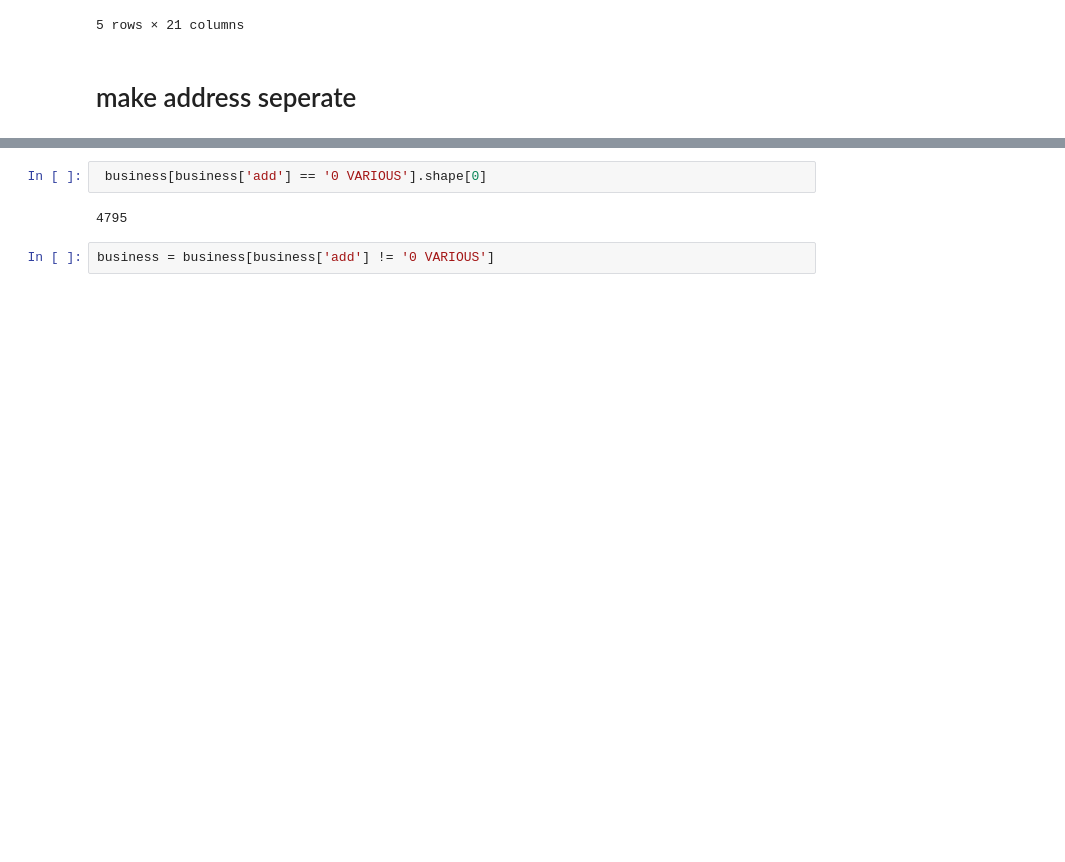
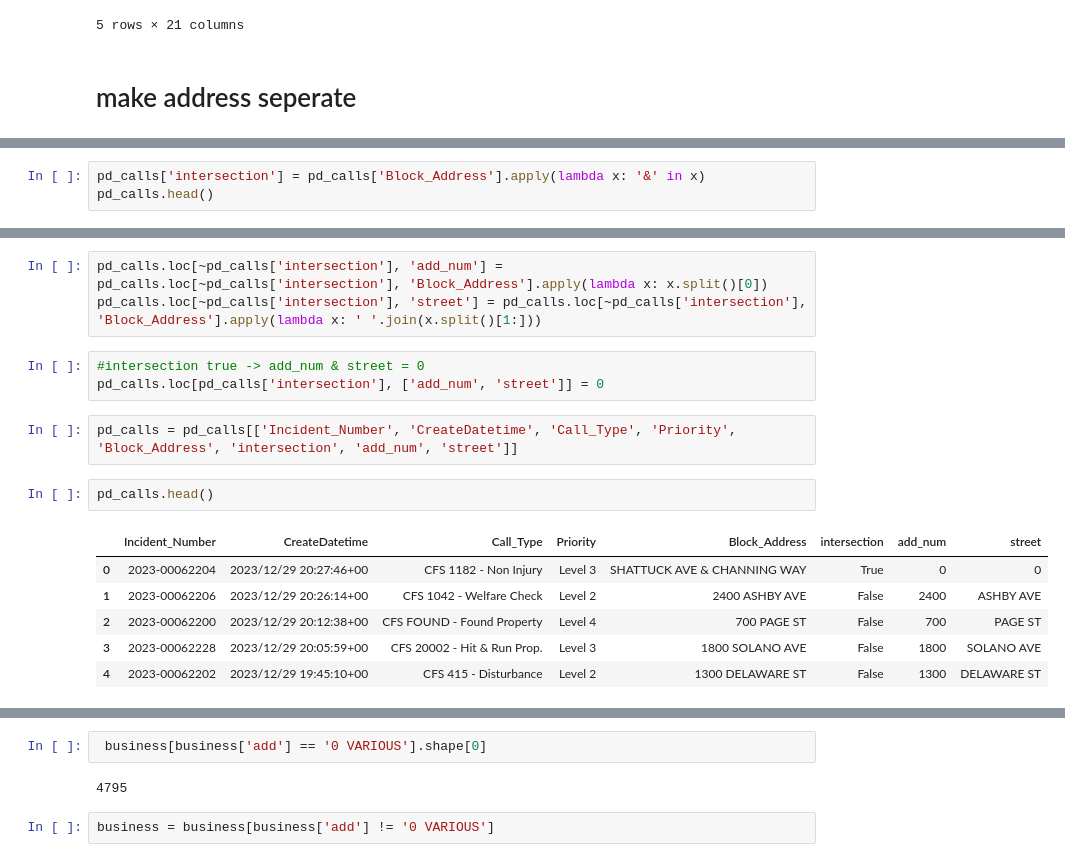
Before and after one commit to nayoung718/LS123-Data-Prediction-Law, a Jupyter notebook: merging.ipynb, the cells around one changed output, grey strips where cells are left out. Saved outputs shown, nothing was run; the diff lists cells and outputs as text; blank space fills up the shorter version.

```diff
--- a/merging.ipynb
+++ b/merging.ipynb
@@ -41,0 +50,3 @@ business.head()
+# %%
+pd_calls['intersection'] = pd_calls['Block_Address'].apply(lambda x: '&' in x)
+pd_calls.head()
@@ -41,0 +60,17 @@ business.head()
+# %%
+pd_calls.loc[~pd_calls['intersection'], 'add_num'] = pd_calls.loc[~pd_calls['intersection'], 'Block_Address'].apply(lambda x: x.split()[0])
+pd_calls.loc[~pd_calls['intersection'], 'street'] = pd_calls.loc[~pd_calls['intersection'], 'Block_Address'].apply(lambda x: ' '.join(x.split()[1:]))
+# %%
+#intersection true -> add_num & street = 0
+pd_calls.loc[pd_calls['intersection'], ['add_num', 'street']] = 0
+# %%
+pd_calls = pd_calls[['Incident_Number', 'CreateDatetime', 'Call_Type', 'Priority', 'Block_Address', 'intersection', 'add_num', 'street']]
+# %%
+pd_calls.head()
+# %% [output]
+|  | Incident_Number | CreateDatetime | Call_Type | Priority | Block_Address | intersection | add_num | street |
+| 0 | 2023-00062204 | 2023/12/29 20:27:46+00 | CFS 1182 - Non Injury | Level 3 | SHATTUCK AVE & CHANNING WAY | True | 0 | 0 |
+| 1 | 2023-00062206 | 2023/12/29 20:26:14+00 | CFS 1042 - Welfare Check | Level 2 | 2400 ASHBY AVE | False | 2400 | ASHBY AVE |
+| 2 | 2023-00062200 | 2023/12/29 20:12:38+00 | CFS FOUND - Found Property | Level 4 | 700 PAGE ST | False | 700 | PAGE ST |
+| 3 | 2023-00062228 | 2023/12/29 20:05:59+00 | CFS 20002 - Hit & Run Prop. | Level 3 | 1800 SOLANO AVE | False | 1800 | SOLANO AVE |
+| 4 | 2023-00062202 | 2023/12/29 19:45:10+00 | CFS 415 - Disturbance | Level 2 | 1300 DELAWARE ST | False | 1300 | DELAWARE ST |
```
Also changed, not shown: parts of 25 cells of this notebook, 2 other files.
